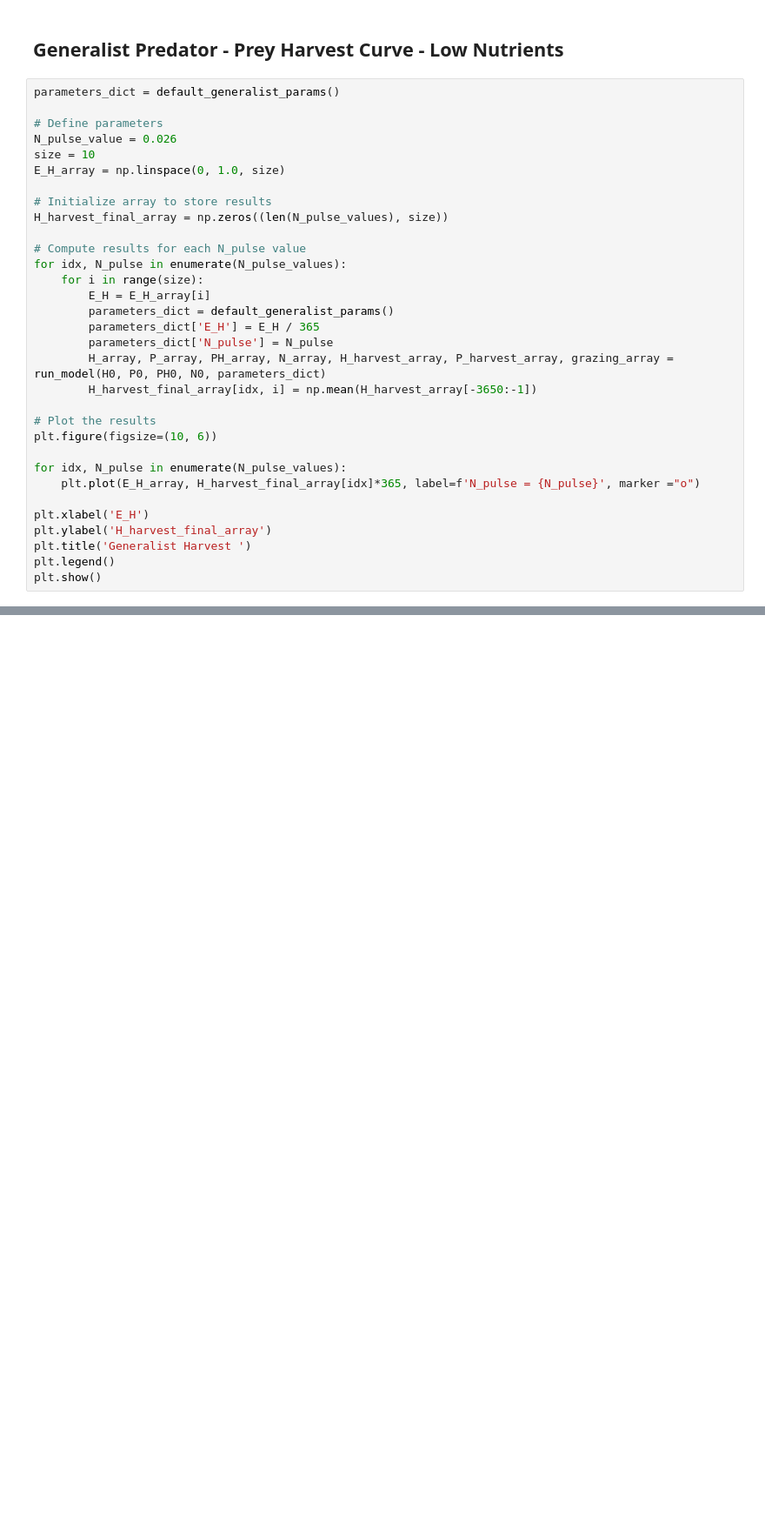
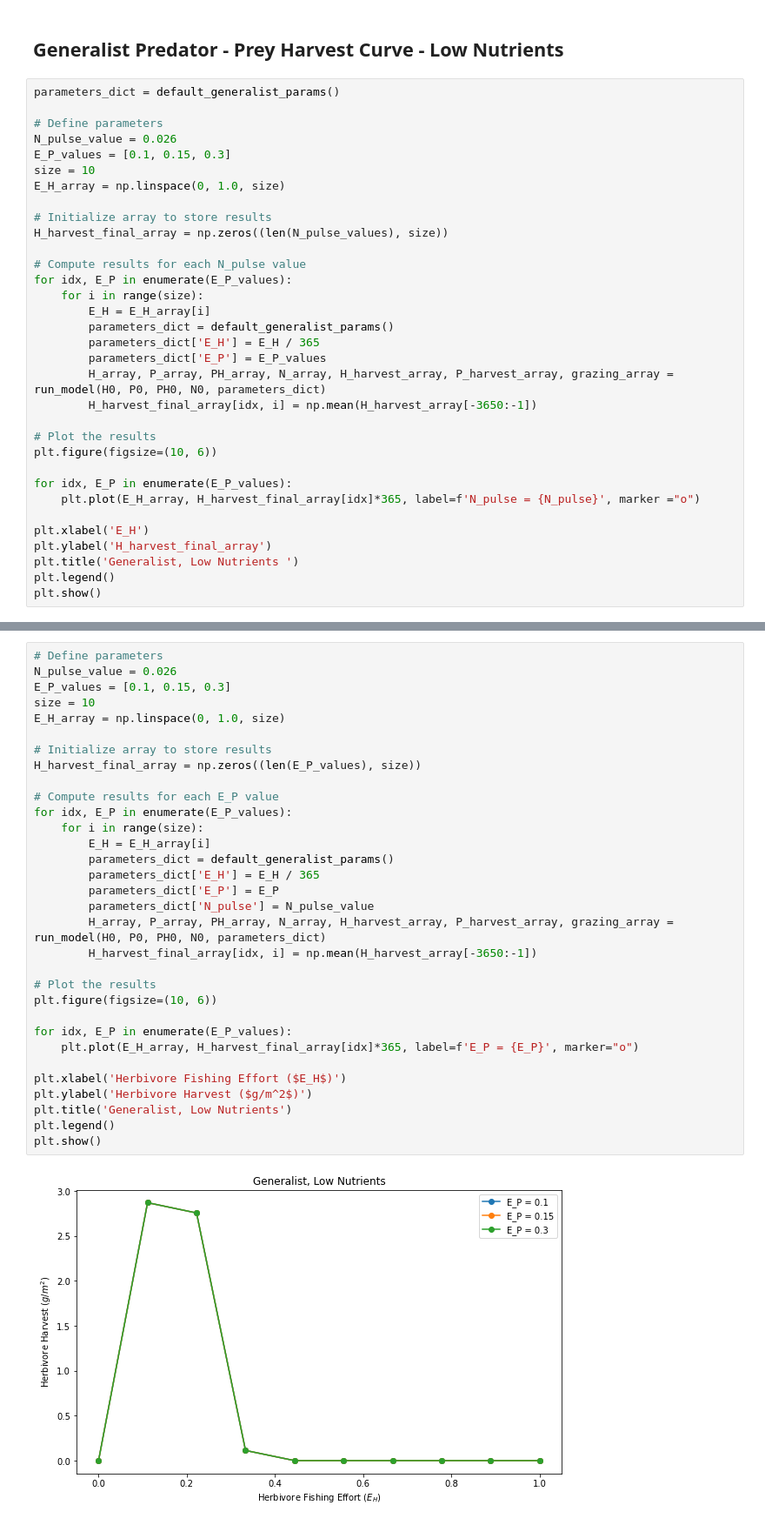
Before and after one commit to ainnesgold/kbay_estuary_model, a Jupyter notebook: supermodel_python_section_3_and_supplemental.ipynb, the cells around one changed output, grey strips where cells are left out. Shown at 87% size. Cells and saved outputs as stored; diff of their text form; blank space fills up the shorter version.

Commit message:
Updated heatmaps

```diff
--- a/supermodel_python_section_3_and_supplemental.ipynb
+++ b/supermodel_python_section_3_and_supplemental.ipynb
@@ -413,6 +413,7 @@ parameters_dict = default_generalist_params()
 
 # Define parameters
 N_pulse_value = 0.026
+E_P_values = [0.1, 0.15, 0.3]
 size = 10
 E_H_array = np.linspace(0, 1.0, size)
 
@@ -420,24 +421,24 @@ E_H_array = np.linspace(0, 1.0, size)
 H_harvest_final_array = np.zeros((len(N_pulse_values), size))
 
 # Compute results for each N_pulse value
-for idx, N_pulse in enumerate(N_pulse_values):
+for idx, E_P in enumerate(E_P_values):
     for i in range(size):
         E_H = E_H_array[i]
         parameters_dict = default_generalist_params()
         parameters_dict['E_H'] = E_H / 365
-        parameters_dict['N_pulse'] = N_pulse
+        parameters_dict['E_P'] = E_P_values
         H_array, P_array, PH_array, N_array, H_harvest_array, P_harvest_array, grazing_array = run_model(H0, P0, PH0, N0, parameters_dict)
         H_harvest_final_array[idx, i] = np.mean(H_harvest_array[-3650:-1])
 
 # Plot the results
 plt.figure(figsize=(10, 6))
 
-for idx, N_pulse in enumerate(N_pulse_values):
+for idx, E_P in enumerate(E_P_values):
     plt.plot(E_H_array, H_harvest_final_array[idx]*365, label=f'N_pulse = {N_pulse}', marker ="o")
 
 plt.xlabel('E_H')
 plt.ylabel('H_harvest_final_array')
-plt.title('Generalist Harvest ')
+plt.title('Generalist, Low Nutrients ')
 plt.legend()
 plt.show()
 # %% [output]
@@ -444,0 +446,34 @@ plt.show()
+# %%
+# Define parameters
+N_pulse_value = 0.026
+E_P_values = [0.1, 0.15, 0.3]
+size = 10
+E_H_array = np.linspace(0, 1.0, size)
+
+# Initialize array to store results
+H_harvest_final_array = np.zeros((len(E_P_values), size))
+
+# Compute results for each E_P value
+for idx, E_P in enumerate(E_P_values):
+    for i in range(size):
+        E_H = E_H_array[i]
+        parameters_dict = default_generalist_params()
+        parameters_dict['E_H'] = E_H / 365
+        parameters_dict['E_P'] = E_P
+        parameters_dict['N_pulse'] = N_pulse_value
+        H_array, P_array, PH_array, N_array, H_harvest_array, P_harvest_array, grazing_array = run_model(H0, P0, PH0, N0, parameters_dict)
+        H_harvest_final_array[idx, i] = np.mean(H_harvest_array[-3650:-1])
+
+# Plot the results
+plt.figure(figsize=(10, 6))
+
+for idx, E_P in enumerate(E_P_values):
+    plt.plot(E_H_array, H_harvest_final_array[idx]*365, label=f'E_P = {E_P}', marker="o")
+
+plt.xlabel('Herbivore Fishing Effort ($E_H$)')
+plt.ylabel('Herbivore Harvest ($g/m^2$)')
+plt.title('Generalist, Low Nutrients')
+plt.legend()
+plt.show()
+# %% [output]
+[figure, added]
```
Also changed, not shown: parts of 13 cells of this notebook, 1 other file.
